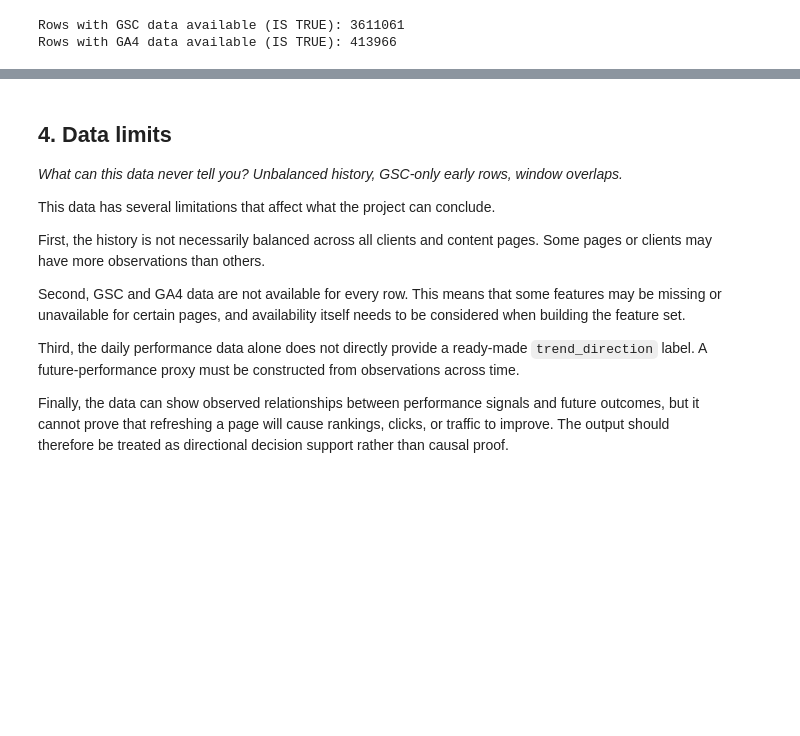
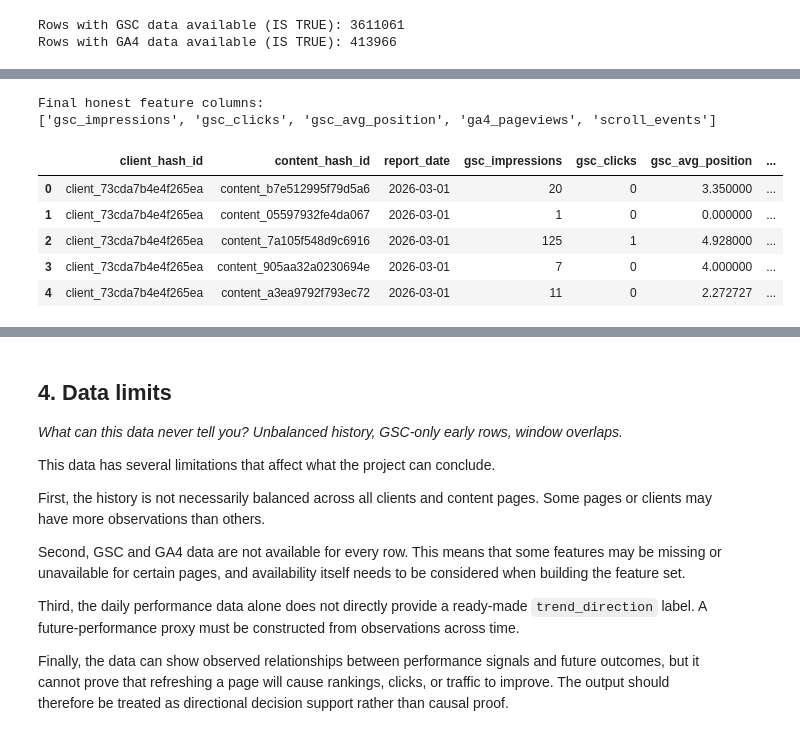
Before and after one commit to RoshanHelmy/FlyRank-Assignment1-, a Jupyter notebook: w03_data_contract.ipynb, the cells around one changed output, grey strips where cells are left out. Cells and saved outputs as stored; diff of their text form; code cells hidden in the pictures; blank space fills up the shorter version.

```diff
--- a/w03_data_contract.ipynb
+++ b/w03_data_contract.ipynb
@@ -190,0 +292,28 @@ Rows with GA4 data available (IS TRUE): 413966
+# %%
+# Remove the deliberately leaked future feature
+
+honest_features = [
+    "gsc_impressions",
+    "gsc_clicks",
+    "gsc_avg_position",
+    "ga4_pageviews",
+    "scroll_events"
+]
+
+final_feature_frame = df[
+    ["client_hash_id", "content_hash_id", "report_date"] + honest_features
+].copy()
+
+print("Final honest feature columns:")
+print(honest_features)
+
+display(final_feature_frame.head())
+# %% [output]
+Final honest feature columns:
+['gsc_impressions', 'gsc_clicks', 'gsc_avg_position', 'ga4_pageviews', 'scroll_events']
+|  | client_hash_id | content_hash_id | report_date | gsc_impressions | gsc_clicks | gsc_avg_position | ... |
+| 0 | client_73cda7b4e4f265ea | content_b7e512995f79d5a6 | 2026-03-01 | 20 | 0 | 3.350000 | ... |
+| 1 | client_73cda7b4e4f265ea | content_05597932fe4da067 | 2026-03-01 | 1 | 0 | 0.000000 | ... |
+| 2 | client_73cda7b4e4f265ea | content_7a105f548d9c6916 | 2026-03-01 | 125 | 1 | 4.928000 | ... |
+| 3 | client_73cda7b4e4f265ea | content_905aa32a0230694e | 2026-03-01 | 7 | 0 | 4.000000 | ... |
+| 4 | client_73cda7b4e4f265ea | content_a3ea9792f793ec72 | 2026-03-01 | 11 | 0 | 2.272727 | ... |
```
Also changed, not shown: parts of 8 cells of this notebook.
